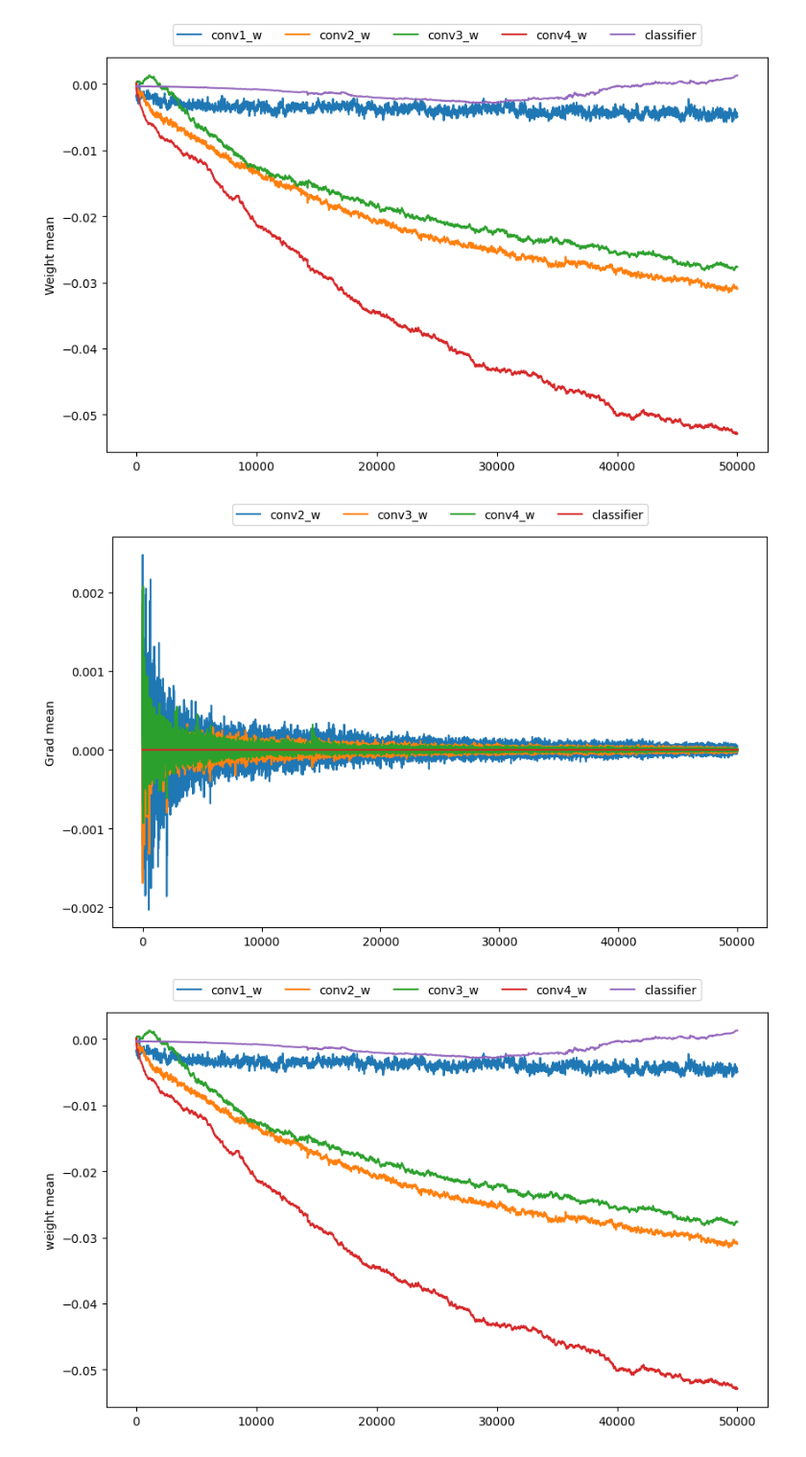
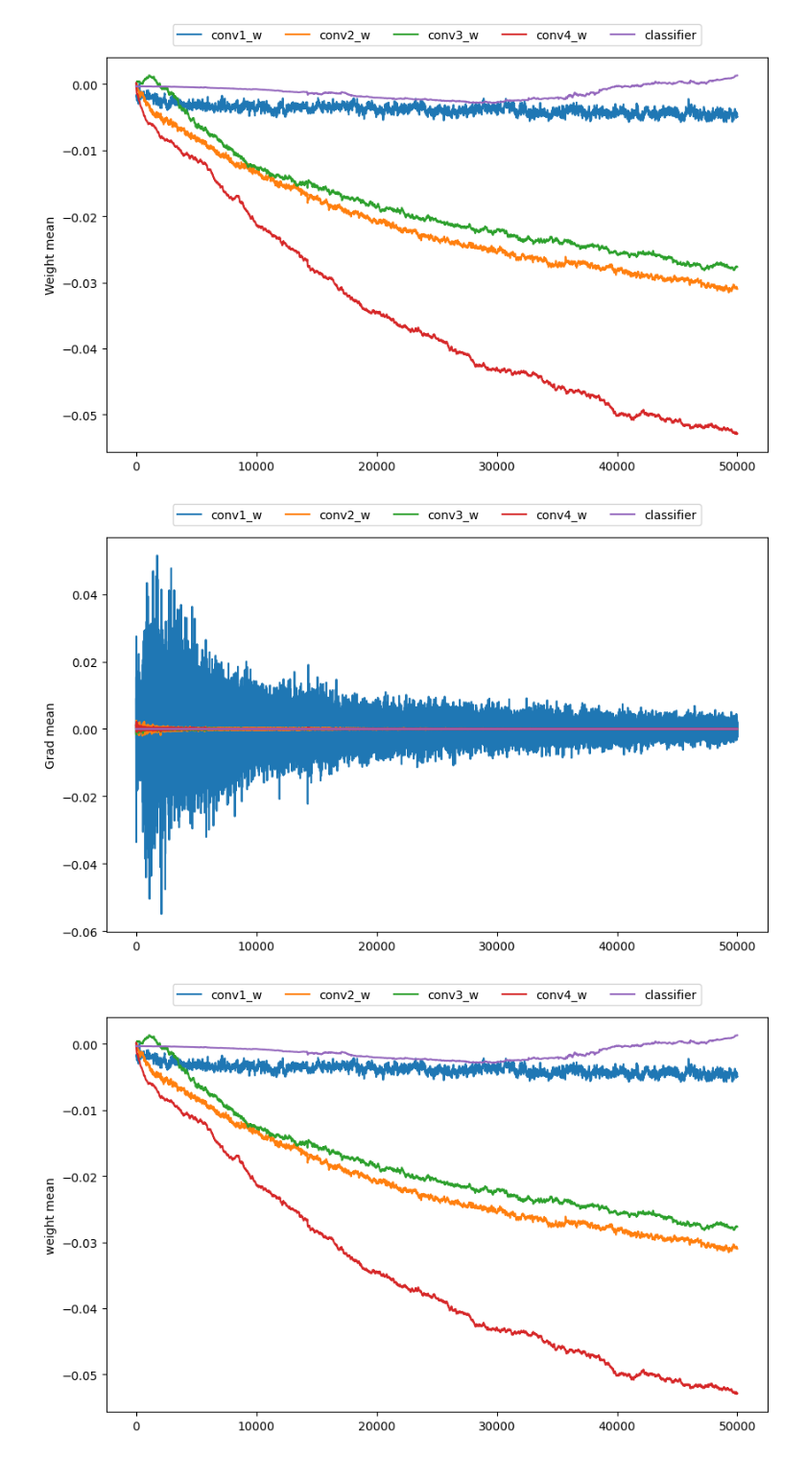
Before and after one commit to taehyeonhan-hatae/MAML, a Jupyter notebook: Test_jupyternotebook/Arbiter_by_step_norm_analysis.ipynb, the cells around one changed output. Shown at 96% size. Cells and saved outputs as stored; diff of their text form; code cells hidden in the pictures.

```diff
--- a/Test_jupyternotebook/Arbiter_by_step_norm_analysis.ipynb
+++ b/Test_jupyternotebook/Arbiter_by_step_norm_analysis.ipynb
@@ -228,30 +228,30 @@ plt.show()  # 그래프 보여주기
 [figure]
 # %%
  # 그래프를 그릴 컬럼들의 리스트
-columns_to_plot = [ #'layer_dict.conv0.conv.weight_grad_mean',
+columns_to_plot = [ 'layer_dict.conv0.conv.weight_grad_mean',
                     'layer_dict.conv1.conv.weight_grad_mean',
                     'layer_dict.conv2.conv.weight_grad_mean',
                     'layer_dict.conv3.conv.weight_grad_mean',
                     'layer_dict.linear.weights_grad_mean']
-columns_to_plot_label = [#'conv1_w',
+columns_to_plot_label = ['conv1_w',
                          'conv2_w',
                          'conv3_w',
                          'conv4_w',
                          'classifier']
 
 # 특정 열(Column)의 값을 그래프로 그리기
 plt.figure(figsize=(10, 6))  # 그래프의 크기 설정
 
 plt.plot(gr[columns_to_plot].values, label=columns_to_plot_label)
 plt.legend(loc='upper center', bbox_to_anchor=(0.5, 1.1), shadow=False, ncol=len(columns_to_plot))  # 범례 추가
 plt.ylabel('Grad mean')
 
-# plt.yscale('log')  # Y 축을 로그 스케일로 변경
-# plt.ylim(10 ** -5, 10 **2)
+# plt.yscale('log', base=10)
+
 
 plt.show()  # 그래프 보여주기
 # %% [output]
-[figure, old version]
+[figure, new version]
 # %%
  # 그래프를 그릴 컬럼들의 리스트
 columns_to_plot = [ 'layer_dict.conv0.conv.weight_weight_mean',
```
Also changed, not shown: 2 other files.
